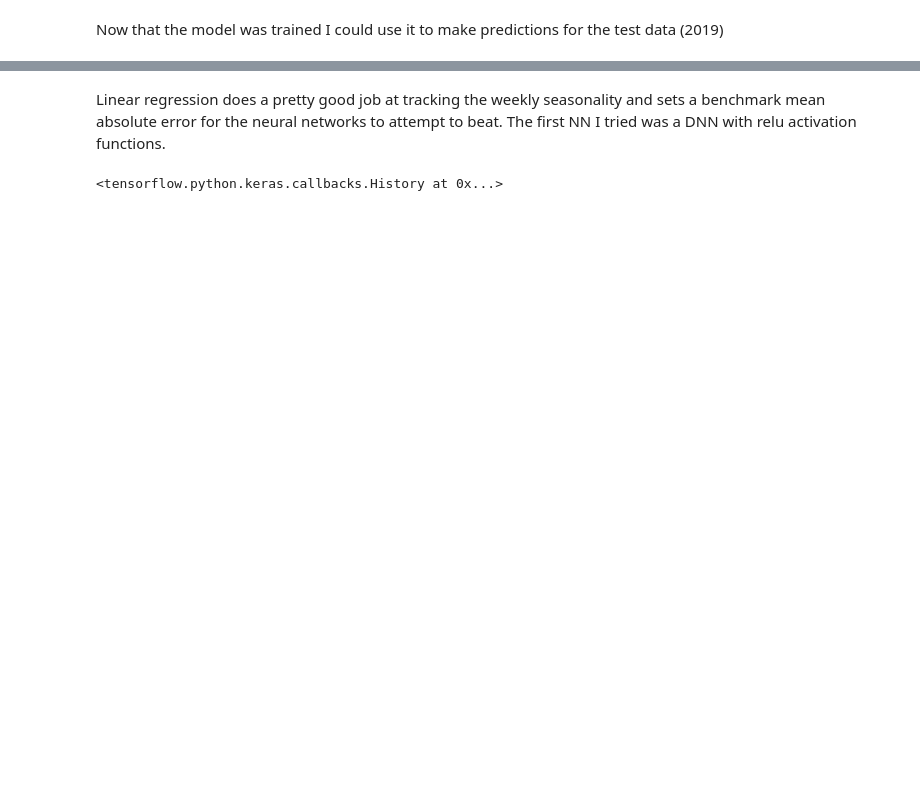
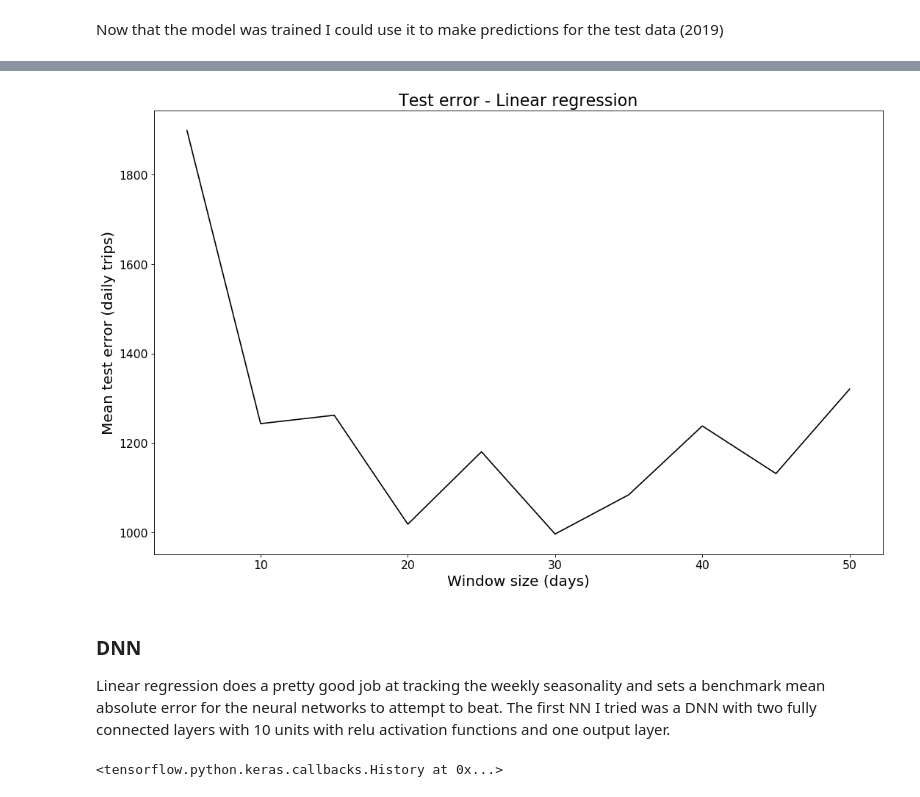
Before and after one commit to diogorpeixoto/lyftbaywheels, a Jupyter notebook: Lyft_Bay_Wheels.ipynb, the cells around one changed output, grey strips where cells are left out. Saved outputs shown, nothing was run; the diff lists cells and outputs as text; code cells hidden in the pictures; blank space fills up the shorter version.

Commit message:
Added model comparison for different window sizes

```diff
--- a/Lyft_Bay_Wheels.ipynb
+++ b/Lyft_Bay_Wheels.ipynb
@@ -752,0 +761,35 @@ tf.keras.metrics.mean_absolute_error(x_valid_real, results_real_rescaled).numpy(
+# %%
+window_size_list = [5,10,15,20,25,30,35,40,45,50]
+# %%
+def train_LR(dataset, window_size, epochs_train):
+    l0 = tf.keras.layers.Dense(1, input_shape=[window_size])
+    model = tf.keras.models.Sequential([l0])
+    model.compile(loss="mse", optimizer=tf.keras.optimizers.Adam())
+    model.fit(dataset,epochs=epochs_train,verbose=0)
+    return model
+# %%
+def test_model(model,window_size,full_time_series,test_data,full_series_mean,full_series_std):
+    forecast = []
+    for time in range(len(full_time_series) - window_size):
+        forecast.append(model.predict(full_time_series[time:time + window_size][np.newaxis]))
+
+    forecast_cut = forecast[split_time_real-window_size:]
+    results = np.array(forecast_cut)[:, 0, 0]
+
+    results_rescaled = results*full_series_std
+    results_rescaled = results_rescaled + full_series_mean
+
+    test_error = tf.keras.metrics.mean_absolute_error(test_data, results_rescaled).numpy()
+    return test_error
+# %%
+epochs = 100
+batch_size = 32
+shuffle_buffer_size = 1000
+test_error_LR = []
+
+for window in window_size_list:
+    dataset_tmp = windowed_dataset(x_train_real_z, window, batch_size, shuffle_buffer_size)
+    model_tmp = train_LR(dataset_tmp, window, epochs)
+    test_error_tmp = test_model(model_tmp,window,full_series_z,x_valid_real,full_series_mean,full_series_std)
+    test_error_LR.append(test_error_tmp)
+    print("For", window, "historical days used, test error was:",test_error_tmp)
@@ -753,5 +807,18 @@ tf.keras.metrics.mean_absolute_error(x_valid_real, results_real_rescaled).numpy(
+# %%
+fig = plt.figure(figsize=(16, 10), dpi= 80)
+plt.plot(window_size_list,test_error_LR, color='k')
+ax_2 = plt.gca()
+ax_2.set(title='Test error - Linear regression', xlabel='Window size (days)', ylabel='Mean test error (daily trips)')
+ax_2.title.set_fontsize(20)
+ax_2.yaxis.label.set_fontsize(18)
+ax_2.xaxis.label.set_fontsize(18)
+for item in (ax_2.get_xticklabels() + ax_2.get_yticklabels()):
+        item.set_fontsize(14)
+# %% [output]
+[figure, added]
 # %% [markdown]
-Linear regression does a pretty good job at tracking the weekly seasonality and sets a benchmark mean absolute error for the neural networks to attempt to beat. The first NN I tried was a DNN with relu activation functions.
+### DNN
+Linear regression does a pretty good job at tracking the weekly seasonality and sets a benchmark mean absolute error for the neural networks to attempt to beat. The first NN I tried was a DNN with two fully connected layers with 10 units with relu activation functions and one output layer.
 # %%
 #Can NN beat simple forecasting analyses (Linear Regression)?
 model = tf.keras.models.Sequential([
```
Also changed, not shown: parts of 14 cells of this notebook.
